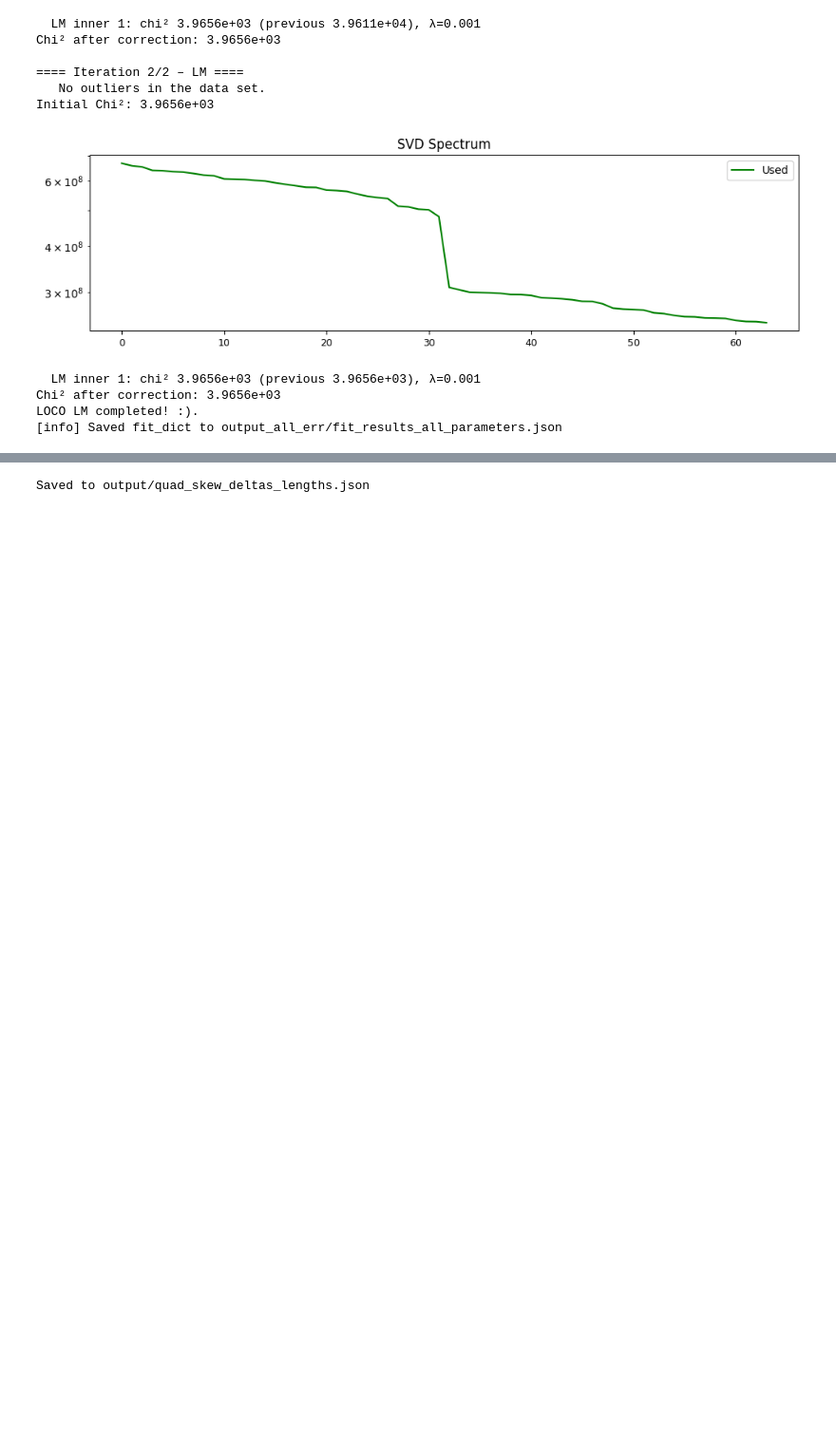
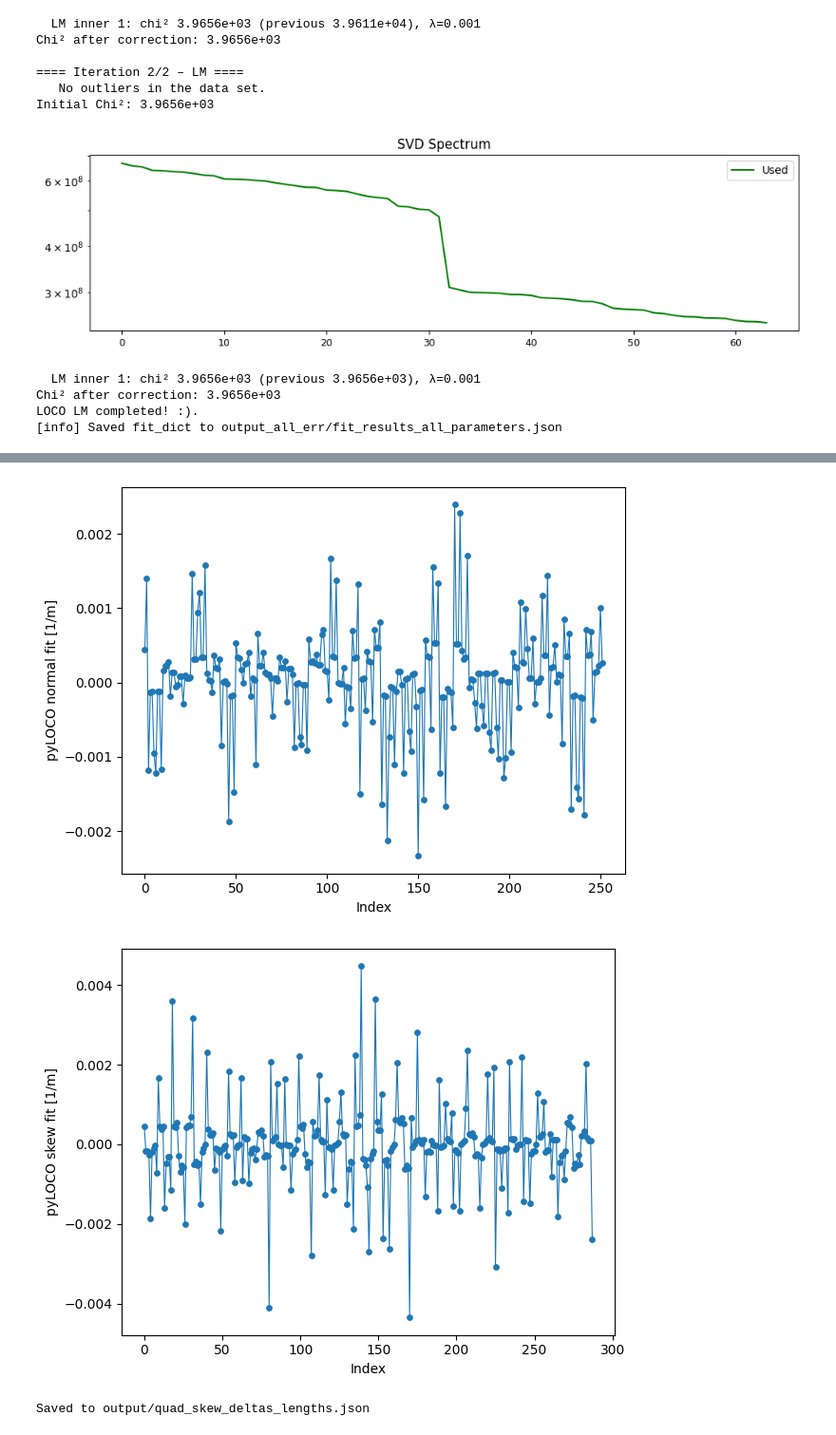
Before and after one commit to elafmusa/pyLOCO, a Jupyter notebook: Examples/EBS/EBS_MDT_16Jan_2026/example_16_jan2026.ipynb, the cells around one changed output, grey strips where cells are left out. Shown at 95% size. Cells and saved outputs as stored; diff of their text form; code cells hidden in the pictures; blank space fills up the shorter version.

```diff
--- a/Examples/EBS/EBS_MDT_16Jan_2026/example_16_jan2026.ipynb
+++ b/Examples/EBS/EBS_MDT_16Jan_2026/example_16_jan2026.ipynb
@@ -99,14 +99,3 @@ plot_matrices(orm_model, measured_orm, titles=None, cmap='viridis', plot_type='2
 RMS difference between model and measured ORM: 4.529e-05 m
 Plot saved to: output/orms_comparison.png
 [figure]
-# %%
-with h5py.File("./data/measured_dispersion_loco_20260116_184500.h5", "r") as f:
-    measured_eta_x_ = np.array(f["measured_eta_x"])
-    measured_eta_y_ = np.array(f["measured_eta_y"])
-    rf_full_step = np.array(f.attrs["rf_full_step"])
-
-
-with h5py.File("./data/measured_dispersion_loco_20260116_211800.h5", "r") as f:
-    measured_eta_x_2 = np.array(f["measured_eta_x"])
-    measured_eta_y_2 = np.array(f["measured_eta_y"])
-    rf_full_step = np.array(f.attrs["rf_full_step"])
@@ -622,3 +524,51 @@ plt.show()
+# %%
+import matplotlib.pyplot as plt
+
+hbpm_gain = get_fit_param_block(fit_dict3, "hbpm_gain")
+vbpm_gain = get_fit_param_block(fit_dict3, "vbpm_gain")
+
+hbpm_coupling = get_fit_param_block(fit_dict3, "hbpm_coupling")
+vbpm_coupling = get_fit_param_block(fit_dict3, "vbpm_coupling")
+
+skew_quads = get_fit_param_block(fit_dict3, "skew_quads")
+quads = get_fit_param_block(fit_dict3, "quads")
+
+hcor_cal = get_fit_param_block(fit_dict3, "hcor_cal")
+vcor_cal = get_fit_param_block(fit_dict3, "vcor_cal")
+
+
+delta_q = np.asarray(
+    [(quads[i] - ring[quad_indices[i]].PolynomB[1]) * ring[quad_indices[i]].Length
+     for i in range(len(quad_indices))],
+    dtype=float
+)
+x = range(len(delta_q))
+
+plt.scatter(x, delta_q, s=15)          # thin points (s = point size)
+plt.plot(x, delta_q, linewidth=0.8)    # thin connecting line
+
+plt.xlabel("Index")
+plt.ylabel("pyLOCO normal fit [1/m]")
+plt.tight_layout()
+plt.show()
+
+delta_skew = np.asarray(
+    [(skew_quads[i] - ring[skew_ord[i]].PolynomA[1]) * ring[skew_ord[i]].Length
+     for i in range(len(skew_ord))],
+    dtype=float
+)
+x = range(len(delta_skew))
+
+plt.scatter(x, delta_skew, s=15)          # thin points (s = point size)
+plt.plot(x, delta_skew, linewidth=0.8)    # thin connecting line
+
+plt.xlabel("Index")
+plt.ylabel("pyLOCO skew fit [1/m]")
+plt.tight_layout()
+plt.show()
+# %% [output]
+[figure, added]
+[figure, added]
 # %%
 import json
 from pathlib import Path
```
Also changed, not shown: parts of 23 cells of this notebook.
